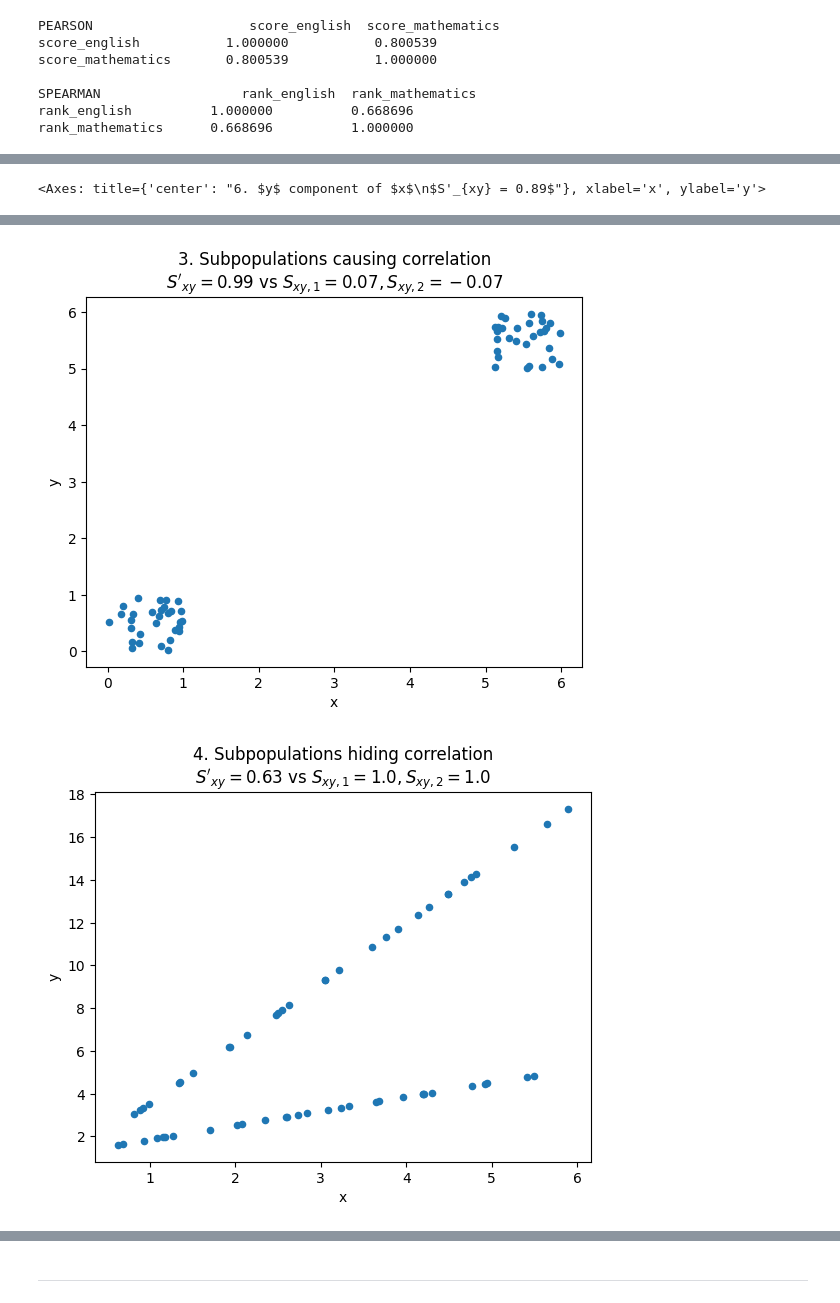
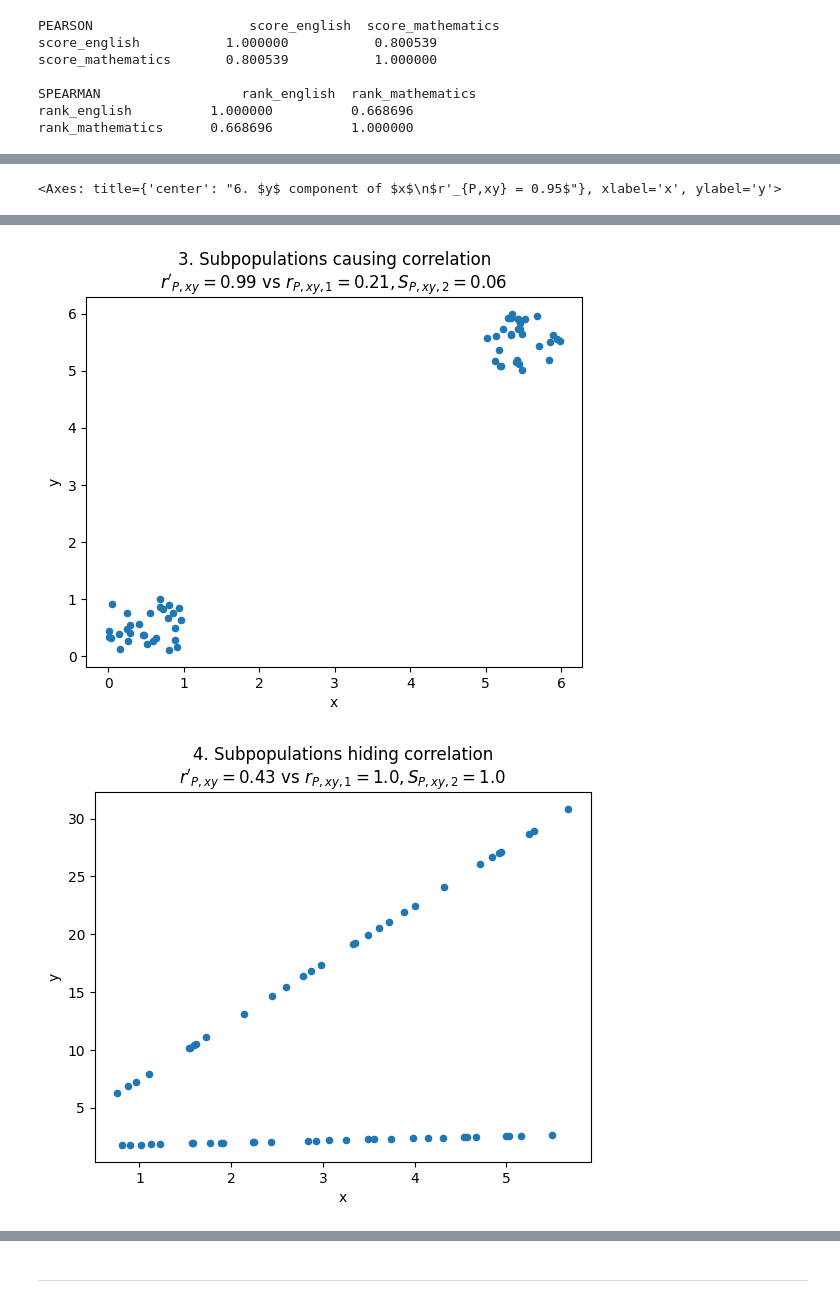
Before and after one commit to BenDeJonge/statistics_goos, a Jupyter notebook: ch03_descriptive_statistics.ipynb, the cells around one changed output, grey strips where cells are left out. Cells and saved outputs as stored; diff of their text form; code cells hidden in the pictures.

```diff
--- a/ch03_descriptive_statistics.ipynb
+++ b/ch03_descriptive_statistics.ipynb
@@ -649,8 +649,8 @@ fake_correlation_outlier = pd.DataFrame(
 
 fake_correlation_outlier.plot.scatter(x='x', y='y', ax=plt.subplots()[1],
                                       title="1. Outlier causing correlation\n" +
-                                            f"$S'_{{xy}} = {get_corr(fake_correlation_outlier)}$ vs " +
-                                            f"$S_{{xy}} = {get_corr(fake_correlation_outlier[:-1])}$")
+                                            f"$r'_{{P,xy}} = {get_corr(fake_correlation_outlier)}$ vs " +
+                                            f"$r_{{P,xy}} = {get_corr(fake_correlation_outlier[:-1])}$")
 
 # An outlier can lead to wrong assumptions about absence of correlation in an ordered dataset.
 true_correlation_outlier = pd.DataFrame(
@@ -662,8 +662,8 @@ true_correlation_outlier = pd.DataFrame(
 
 true_correlation_outlier.plot.scatter(x='x', y='y', ax=plt.subplots()[1],
                                       title="2. Outlier hiding correlation\n" +
-                                      f"$S'_{{xy}} = {get_corr(true_correlation_outlier)}$ vs " +
-                                      f"$S_{{xy}} = {get_corr(true_correlation_outlier[:-1])}$")
+                                      f"$r'_{{P,xy}} = {get_corr(true_correlation_outlier)}$ vs " +
+                                      f"$r_{{P,xy}} = {get_corr(true_correlation_outlier[:-1])}$")
 
 # Two uncorrelated populates can lead to an correlated dataset.
 two_groups = pd.DataFrame(
@@ -676,12 +676,12 @@ two_groups = pd.DataFrame(
 
 two_groups.plot.scatter(x='x', y='y', ax=plt.subplots()[1],
                                       title="3. Subpopulations causing correlation\n" +
-                                      f"$S'_{{xy}} = {get_corr(two_groups)}$ vs " +
-                                      f"$S_{{xy, 1}} = {get_corr(two_groups[:N_SAMPLES])}, S_{{xy, 2}}={get_corr(two_groups[N_SAMPLES:])}$")
+                                      f"$r'_{{P,xy}} = {get_corr(two_groups)}$ vs " +
+                                      f"$r_{{P,xy, 1}} = {get_corr(two_groups[:N_SAMPLES])}, S_{{P,xy, 2}}={get_corr(two_groups[N_SAMPLES:])}$")
 
 # Two correlated subpopulations can lead to an uncorrelated total population.
 x1 = np.linspace(MIN, MAX, N_SAMPLES) + np.random.rand(N_SAMPLES)
-y1 = np.random.rand(1) * MAX * x1 + np.random.rand(1) * MAX/2
+y1 = MAX * x1 + np.random.rand(1) * MAX/2
 
 x2 = np.linspace(MIN, MAX, N_SAMPLES) + np.random.rand(N_SAMPLES)
 y2 = np.random.rand(1) *MAX * x2 + np.random.rand(1) * MAX/2
@@ -696,8 +696,8 @@ two_linears = pd.DataFrame(
 
 two_linears.plot.scatter(x='x', y='y', ax=plt.subplots()[1],
                         title="4. Subpopulations hiding correlation\n" +
-                        f"$S'_{{xy}} = {get_corr(two_linears)}$ vs " +
-                        f"$S_{{xy, 1}} = {get_corr(two_linears[:N_SAMPLES])}, S_{{xy, 2}}={get_corr(two_linears[N_SAMPLES:])}$")
+                        f"$r'_{{P,xy}} = {get_corr(two_linears)}$ vs " +
+                        f"$r_{{P,xy, 1}} = {get_corr(two_linears[:N_SAMPLES])}, S_{{P,xy, 2}}={get_corr(two_linears[N_SAMPLES:])}$")
 
 # Non-linear relationship is still correlated.
 x = np.linspace(-MAX, MAX, 2*N_SAMPLES) + np.random.rand(2*N_SAMPLES)
@@ -707,8 +707,8 @@ nonlinear['x_squared'] = nonlinear['x']**2
 
 nonlinear.plot.scatter(x='x', y='y', ax=plt.subplots()[1],
                        title="5. Non-linear relationships\n" +
-                       f"$S'_{{xy}} = {get_corr(nonlinear)}$ vs " +
-                       f"$S_{{x^2y}} = {get_corr(nonlinear, col1='x_squared')}$")
+                       f"$r'_{{P,xy}} = {get_corr(nonlinear)}$ vs " +
+                       f"$r_{{P,x^2y}} = {get_corr(nonlinear, col1='x_squared')}$")
 
 # Variable y is a component of x.
 xs = np.random.rand(N_SAMPLES, 1) * MAX
@@ -720,6 +720,6 @@ component_of_other = pd.DataFrame(
 
 component_of_other.plot.scatter(x='x', y='y', ax=plt.subplots()[1], ylim=0,
                                       title="6. $y$ component of $x$\n" +
-                                      f"$S'_{{xy}} = {get_corr(component_of_other)}$")
+                                      f"$r'_{{P,xy}} = {get_corr(component_of_other)}$")
 # %% [output]
-<Axes: title={'center': "6. $y$ component of $x$\n$S'_{xy} = 0.89$"}, xlabel='x', ylabel='y'>
+<Axes: title={'center': "6. $y$ component of $x$\n$r'_{P,xy} = 0.95$"}, xlabel='x', ylabel='y'>
@@ -728,2 +728,2 @@ component_of_other.plot.scatter(x='x', y='y', ax=plt.subplots()[1], ylim=0,
-[figure, old version]
+[figure, new version]
-[figure, old version]
+[figure, new version]
```
Also changed, not shown: parts of 4 cells of this notebook.
